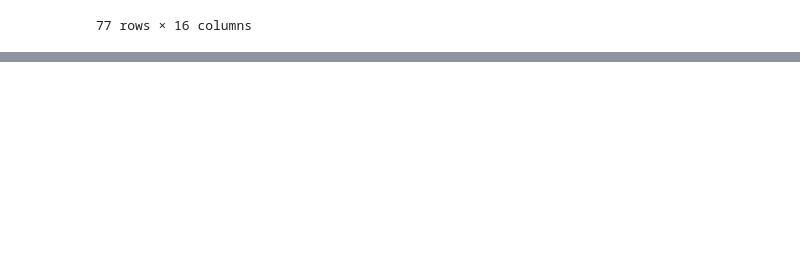
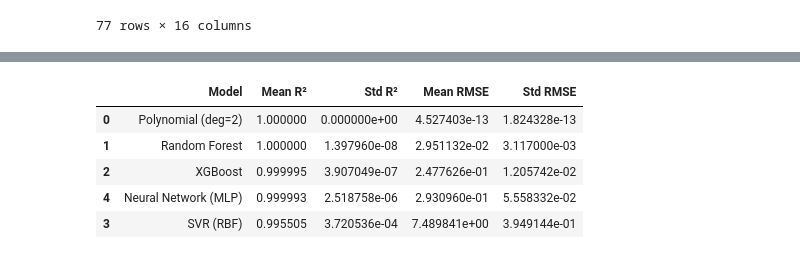
Before and after one commit to AvaS11/HackOHI-O-2025, a Jupyter notebook: newNotebook.ipynb, the cells around one changed output, grey strips where cells are left out. Cells and saved outputs as stored; diff of their text form; code cells hidden in the pictures; blank space fills up the shorter version.

```diff
--- a/newNotebook.ipynb
+++ b/newNotebook.ipynb
@@ -364,0 +411,91 @@ plt.show()
+# %%
+import numpy as np
+import pandas as pd
+from sklearn.model_selection import KFold, cross_val_score, cross_val_predict
+from sklearn.preprocessing import PolynomialFeatures, StandardScaler
+from sklearn.pipeline import Pipeline
+from sklearn.linear_model import LinearRegression
+from sklearn.ensemble import RandomForestRegressor
+from sklearn.svm import SVR
+from sklearn.neural_network import MLPRegressor
+from xgboost import XGBRegressor
+from sklearn.metrics import r2_score, mean_squared_error
+
+# ------------------------
+# Prepare your data
+# ------------------------
+features = ['Voltage_kV','Ta','WindVelocity','WindAngleDeg','SunTime','Emissivity','Absorptivity','Elevation','Latitude', 'Direction', 'Atmosphere', 'ConductorCode', 'Rating_Amps', 'Rating_MVA']
+
+
+X = synthetic_df[features]
+y = synthetic_df['Rating_MVA']
+
+# ------------------------
+# Define K-Fold
+# ------------------------
+kfold = KFold(n_splits=5, shuffle=True, random_state=42)
+
+# ------------------------
+# Define models
+# ------------------------
+models = {
+    # Polynomial Regression (degree=2)
+    "Polynomial (deg=2)": Pipeline([
+        ('poly', PolynomialFeatures(degree=2, include_bias=False)),
+        ('scaler', StandardScaler()),
+        ('model', LinearRegression())
+    ]),
+
+    # Random Forest
+    "Random Forest": RandomForestRegressor(n_estimators=300, random_state=42),
+
+    # XGBoost
+    "XGBoost": XGBRegressor(
+        n_estimators=400,
+        learning_rate=0.05,
+        max_depth=6,
+        subsample=0.8,
+        colsample_bytree=0.8,
+        random_state=42
+    ),
+
+    # Support Vector Regression (RBF kernel)
+    "SVR (RBF)": Pipeline([
+        ('scaler', StandardScaler()),
+        ('svr', SVR(C=10, gamma='scale'))
+    ]),
+
+    # Neural Network
+    "Neural Network (MLP)": Pipeline([
+        ('scaler', StandardScaler()),
+        ('mlp', MLPRegressor(hidden_layer_sizes=(64, 32), max_iter=1500, random_state=42))
+    ]),
+}
+
+# ------------------------
+# Train and Evaluate with K-Fold
+# ------------------------
+results = []
+
+for name, model in models.items():
+    print(f"🔹 Evaluating {name}...")
+
+    # R² and RMSE via cross-validation
+    r2_scores = cross_val_score(model, X, y, cv=kfold, scoring='r2')
+    neg_mse_scores = cross_val_score(model, X, y, cv=kfold, scoring='neg_mean_squared_error')
+
+    rmse_scores = np.sqrt(-neg_mse_scores)
+
+    results.append({
+        'Model': name,
+        'Mean R²': np.mean(r2_scores),
+        'Std R²': np.std(r2_scores),
+        'Mean RMSE': np.mean(rmse_scores),
+        'Std RMSE': np.std(rmse_scores)
+    })
+
+# Convert results to DataFrame
+results_df = pd.DataFrame(results).sort_values(by='Mean R²', ascending=False)
+print("\n🏆 Model Comparison Results:")
+display(results_df)
+# %% [output]
@@ -364,0 +509,6 @@ plt.show()
+|  | Model | Mean R² | Std R² | Mean RMSE | Std RMSE |
+| 0 | Polynomial (deg=2) | 1.000000 | 0.000000e+00 | 4.527403e-13 | 1.824328e-13 |
+| 1 | Random Forest | 1.000000 | 1.397960e-08 | 2.951132e-02 | 3.117000e-03 |
+| 2 | XGBoost | 0.999995 | 3.907049e-07 | 2.477626e-01 | 1.205742e-02 |
+| 4 | Neural Network (MLP) | 0.999993 | 2.518758e-06 | 2.930960e-01 | 5.558332e-02 |
+| 3 | SVR (RBF) | 0.995505 | 3.720536e-04 | 7.489841e+00 | 3.949144e-01 |
```
Also changed, not shown: parts of 11 cells of this notebook, 3 other files.
